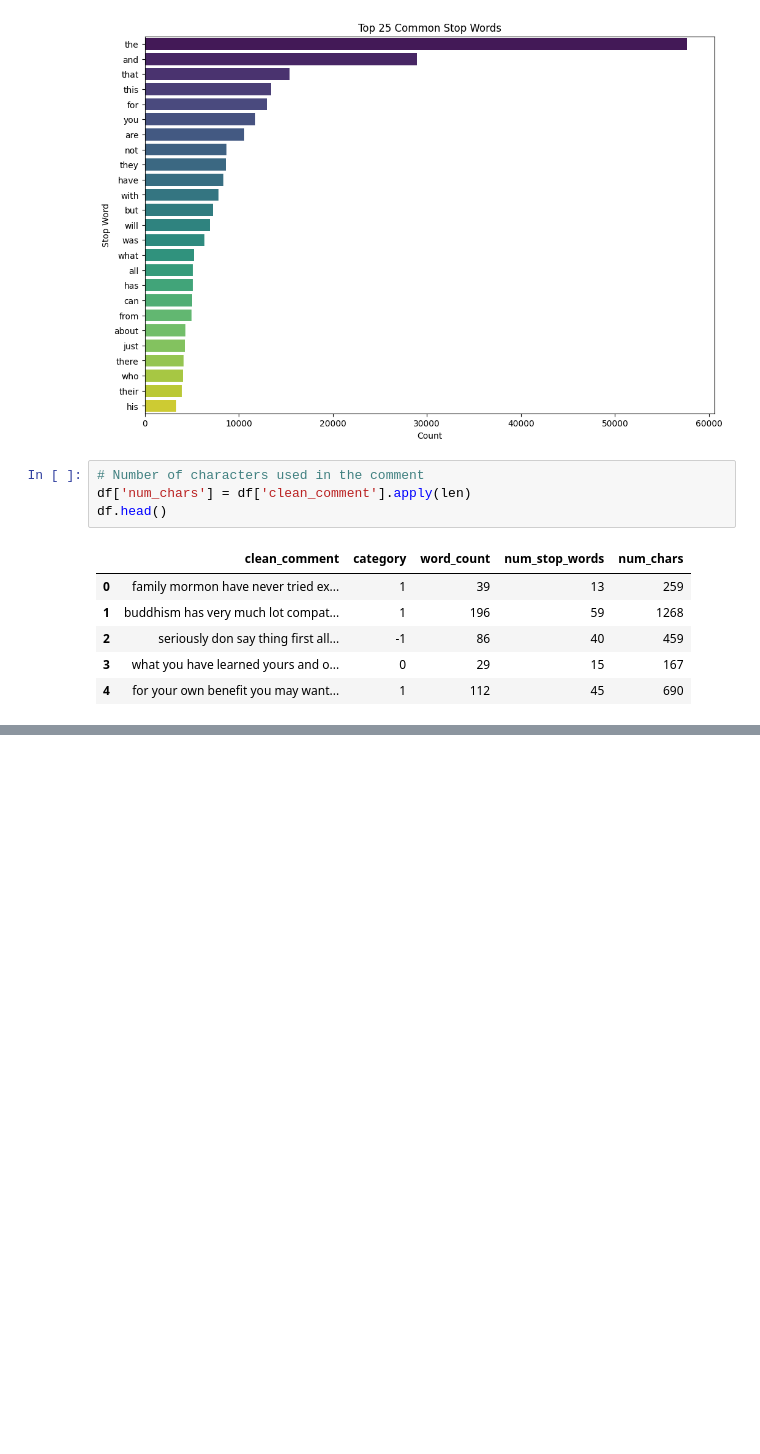
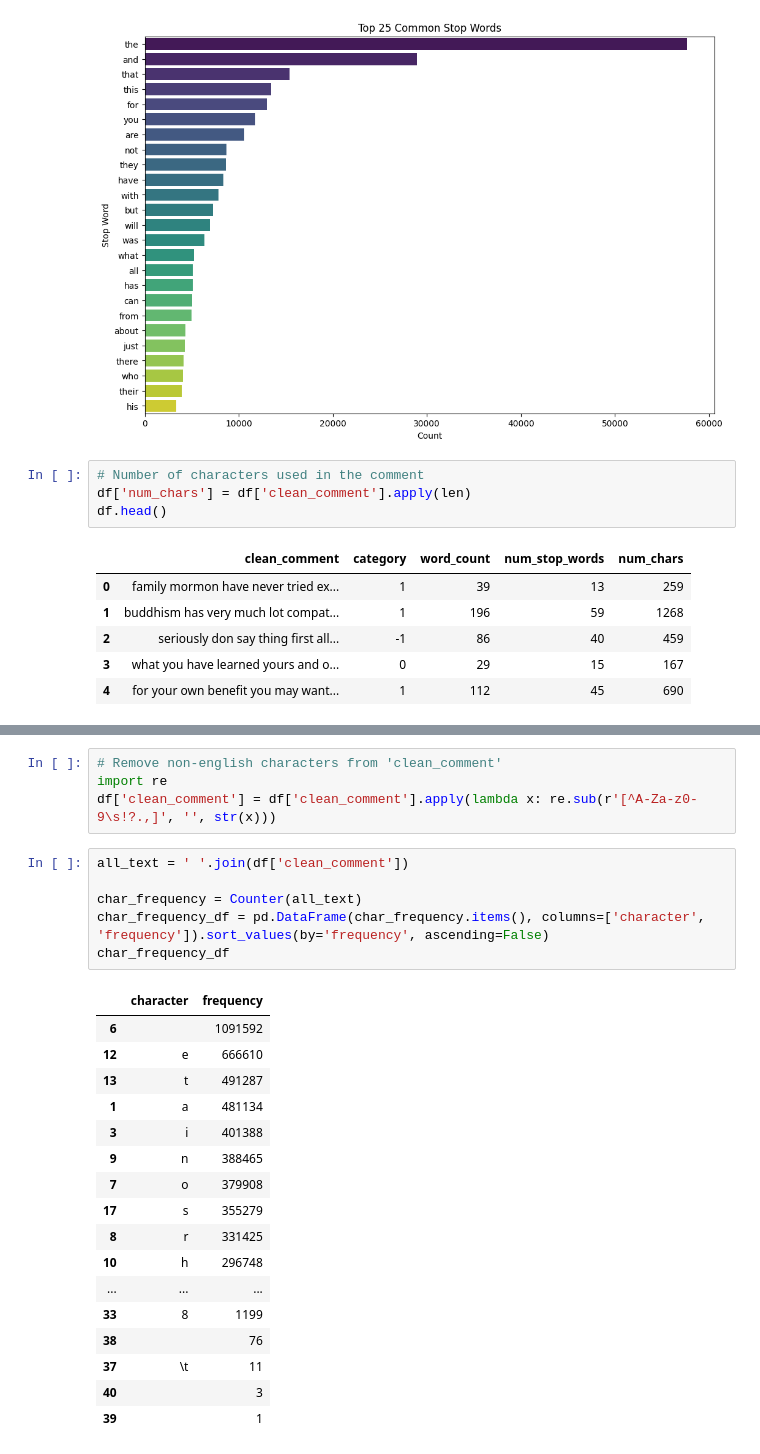
Before and after one commit to Gavesh99324/Sentiment-Analysis, a Jupyter notebook: notebooks/1_Preprocessing_&_EDA.ipynb, the cells around one changed output, grey strips where cells are left out. Saved outputs shown, nothing was run; the diff lists cells and outputs as text; blank space fills up the shorter version.

```diff
--- a/notebooks/1_Preprocessing_&_EDA.ipynb
+++ b/notebooks/1_Preprocessing_&_EDA.ipynb
@@ -343,0 +466,28 @@ df.head()
+# %%
+# Remove non-english characters from 'clean_comment'
+import re
+df['clean_comment'] = df['clean_comment'].apply(lambda x: re.sub(r'[^A-Za-z0-9\s!?.,]', '', str(x)))
+# %%
+all_text = ' '.join(df['clean_comment'])
+
+char_frequency = Counter(all_text)
+char_frequency_df = pd.DataFrame(char_frequency.items(), columns=['character', 'frequency']).sort_values(by='frequency', ascending=False)
+char_frequency_df
+# %% [output]
+|  | character | frequency |
+| 6 |  | 1091592 |
+| 12 | e | 666610 |
+| 13 | t | 491287 |
+| 1 | a | 481134 |
+| 3 | i | 401388 |
+| 9 | n | 388465 |
+| 7 | o | 379908 |
+| 17 | s | 355279 |
+| 8 | r | 331425 |
+| 10 | h | 296748 |
+| ... | ... | ... |
+| 33 | 8 | 1199 |
+| 38 |  | 76 |
+| 37 | \t | 11 |
+| 40 |  | 3 |
+| 39 |  | 1 |
```
Also changed, not shown: parts of 15 cells of this notebook.
